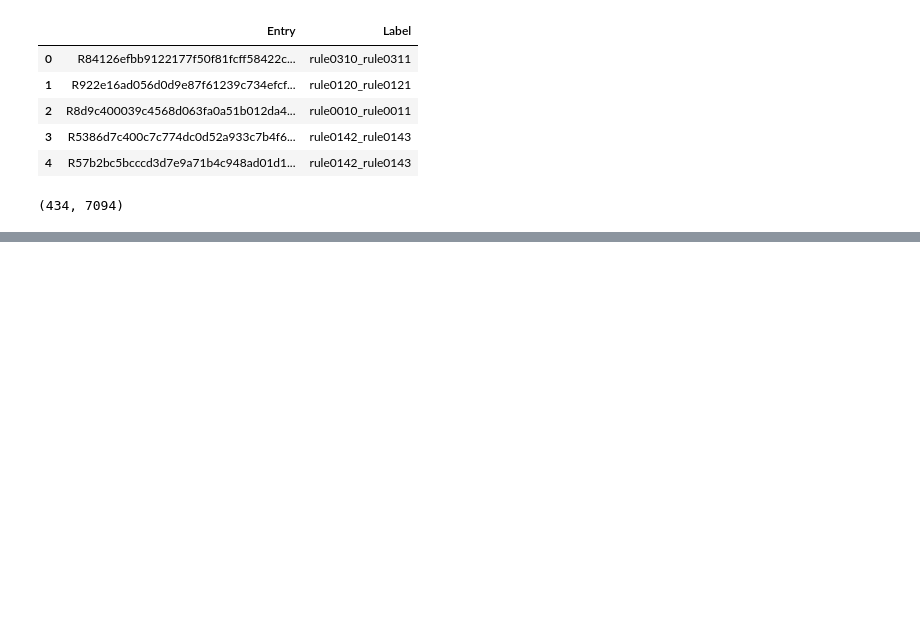
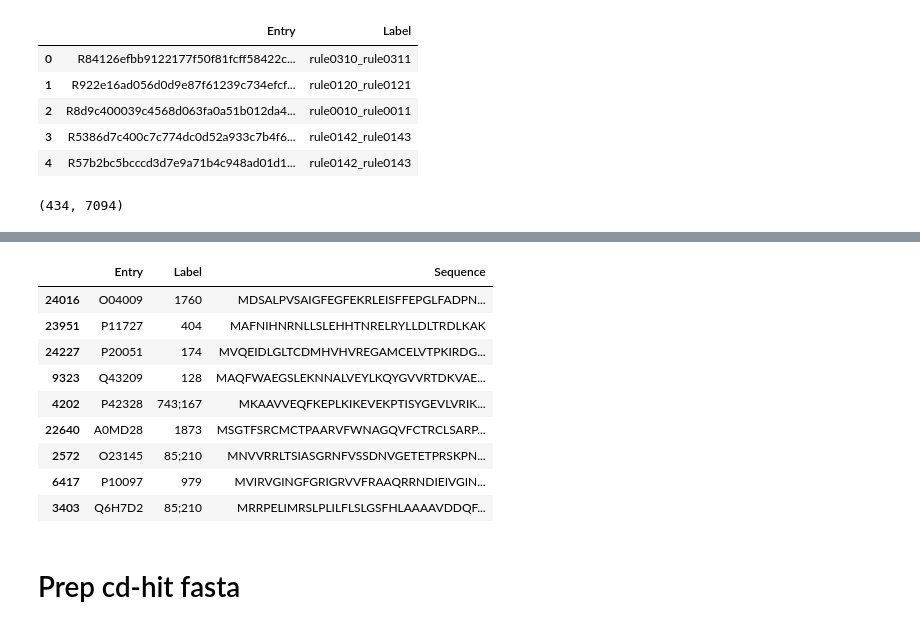
Before and after one commit to stefanpate/rcgnn, a Jupyter notebook: notebooks/organize_sp_ops_data.ipynb, the cells around one changed output, grey strips where cells are left out. Saved outputs shown, nothing was run; the diff lists cells and outputs as text; code cells hidden in the pictures; blank space fills up the shorter version.

```diff
--- a/notebooks/organize_sp_ops_data.ipynb
+++ b/notebooks/organize_sp_ops_data.ipynb
@@ -430,0 +420,17 @@ len(set(df.loc[:, 'Label'])), len(df)
+# %%
+k = 9
+rng = np.random.default_rng(seed=1234)
+rnd_idxs = rng.integers(0, len(toc), size=(k,))
+sub_toc = toc.loc[rnd_idxs]
+sub_toc.head(10)
+# %% [output]
+|  | Entry | Label | Sequence |
+| 24016 | O04009 | 1760 | MDSALPVSAIGFEGFEKRLEISFFEPGLFADPN... |
+| 23951 | P11727 | 404 | MAFNIHNRNLLSLEHHTNRELRYLLDLTRDLKAK |
+| 24227 | P20051 | 174 | MVQEIDLGLTCDMHVHVREGAMCELVTPKIRDG... |
+| 9323 | Q43209 | 128 | MAQFWAEGSLEKNNALVEYLKQYGVVRTDKVAE... |
+| 4202 | P42328 | 743;167 | MKAAVVEQFKEPLKIKEVEKPTISYGEVLVRIK... |
+| 22640 | A0MD28 | 1873 | MSGTFSRCMCTPAARVFWNAGQVFCTRCLSARP... |
+| 2572 | O23145 | 85;210 | MNVVRRLTSIASGRNFVSSDNVGETETPRSKPN... |
+| 6417 | P10097 | 979 | MVIRVGINGFGRIGRVVFRAAQRRNDIEIVGIN... |
+| 3403 | Q6H7D2 | 85;210 | MRRPELIMRSLPLILFLSLGSFHLAAAAVDDQF... |
@@ -430,0 +445,2 @@ len(set(df.loc[:, 'Label'])), len(df)
+# %% [markdown]
+# Prep cd-hit fasta
```
Also changed, not shown: parts of 13 cells of this notebook, 21 other files.
